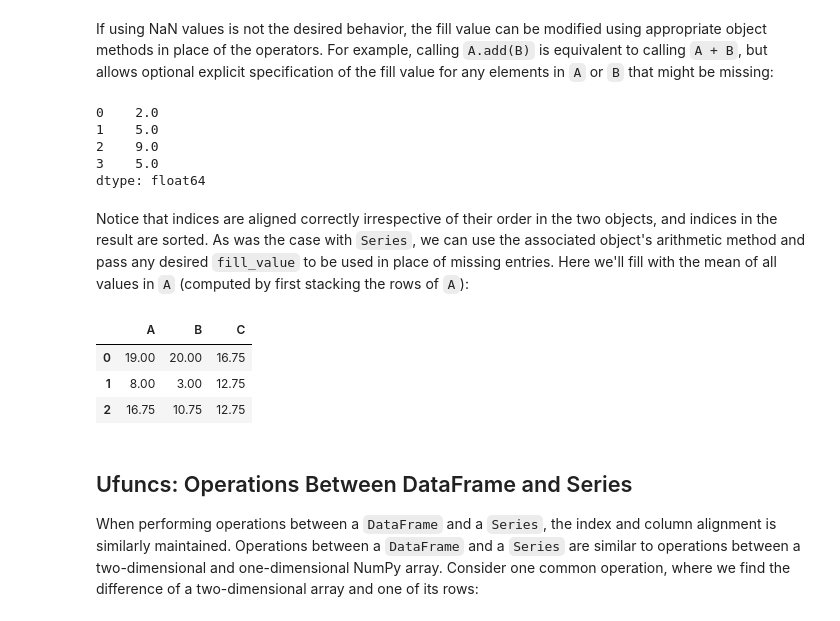
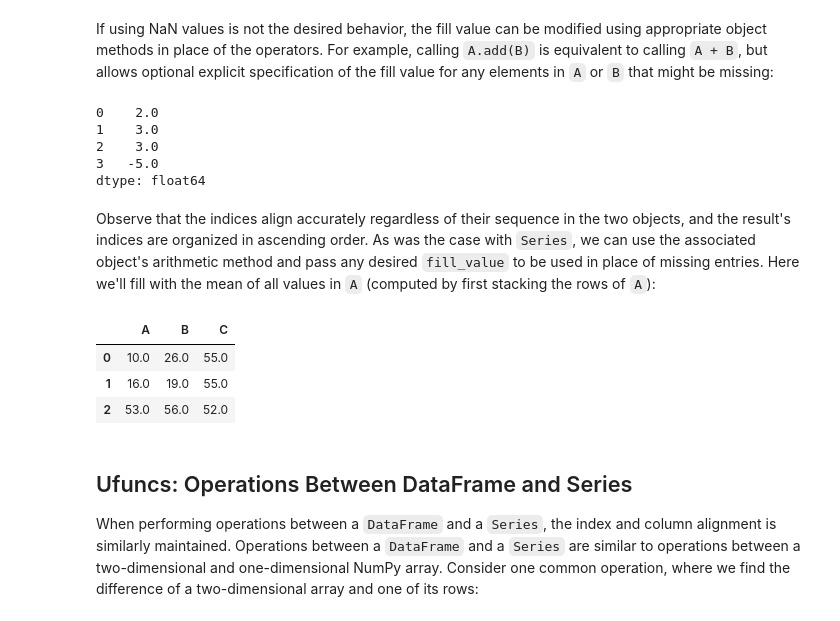
Before and after one commit to GitNotebooks/demo, a Jupyter notebook: pandas-example.ipynb, the cells around one changed output. Saved outputs shown, nothing was run; the diff lists cells and outputs as text; code cells hidden in the pictures.

```diff
--- a/pandas-example.ipynb
+++ b/pandas-example.ipynb
@@ -22,15 +22,15 @@ B = pd.Series([1, 3, 5], index=[1, 2, 3])
 If using NaN values is not the desired behavior, the fill value can be modified using appropriate object methods in place of the operators.
 For example, calling ``A.add(B)`` is equivalent to calling ``A + B``, but allows optional explicit specification of the fill value for any elements in ``A`` or ``B`` that might be missing:
 # %%
-A.add(B, fill_value=0)
+A.subtract(B, fill_value=0)
 # %% [output]
 0    2.0
-1    5.0
-2    9.0
-3    5.0
+1    3.0
+2    3.0
+3   -5.0
 dtype: float64
 # %% [markdown]
-Notice that indices are aligned correctly irrespective of their order in the two objects, and indices in the result are sorted.
+Observe that the indices align accurately regardless of their sequence in the two objects, and the result's indices are organized in ascending order.
 As was the case with ``Series``, we can use the associated object's arithmetic method and pass any desired ``fill_value`` to be used in place of missing entries.
 Here we'll fill with the mean of all values in ``A`` (computed by first stacking the rows of ``A``):
 # %%
@@ -40,13 +40,13 @@ A = pd.DataFrame(rng.randint(0, 20, (2, 2)),
 B = pd.DataFrame(rng.randint(0, 10, (3, 3)),
                  columns=list('BAC'))
 # %%
-fill = A.stack().mean()
+fill = A.stack().sum()
 A.add(B, fill_value=fill)
 # %% [output]
 |  | A | B | C |
-| 0 | 19.00 | 20.00 | 16.75 |
-| 1 | 8.00 | 3.00 | 12.75 |
-| 2 | 16.75 | 10.75 | 12.75 |
+| 0 | 10.0 | 26.0 | 55.0 |
+| 1 | 16.0 | 19.0 | 55.0 |
+| 2 | 53.0 | 56.0 | 52.0 |
 # %% [markdown]
 ## Ufuncs: Operations Between DataFrame and Series
 
```
Also changed, not shown: parts of 2 cells of this notebook, 1 other file.
